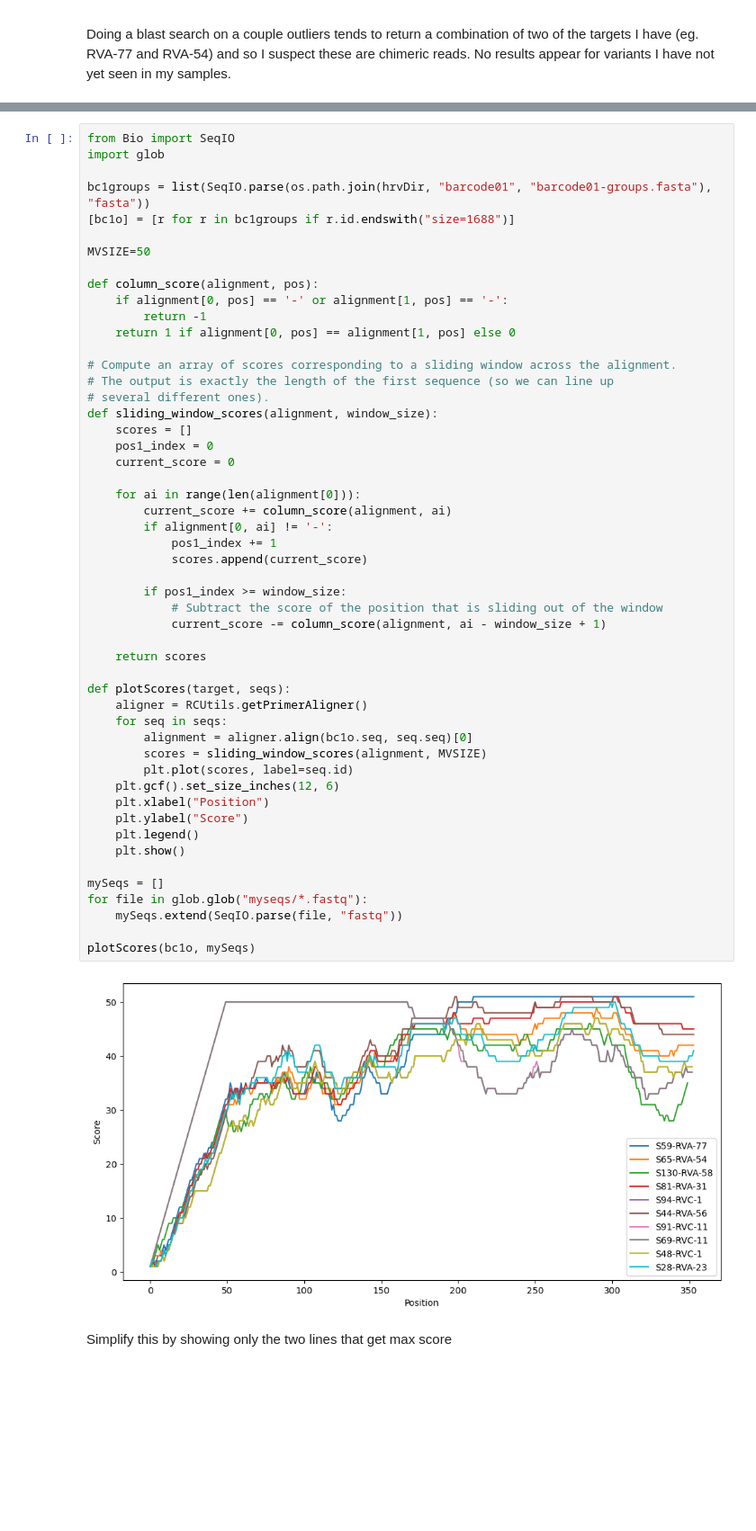
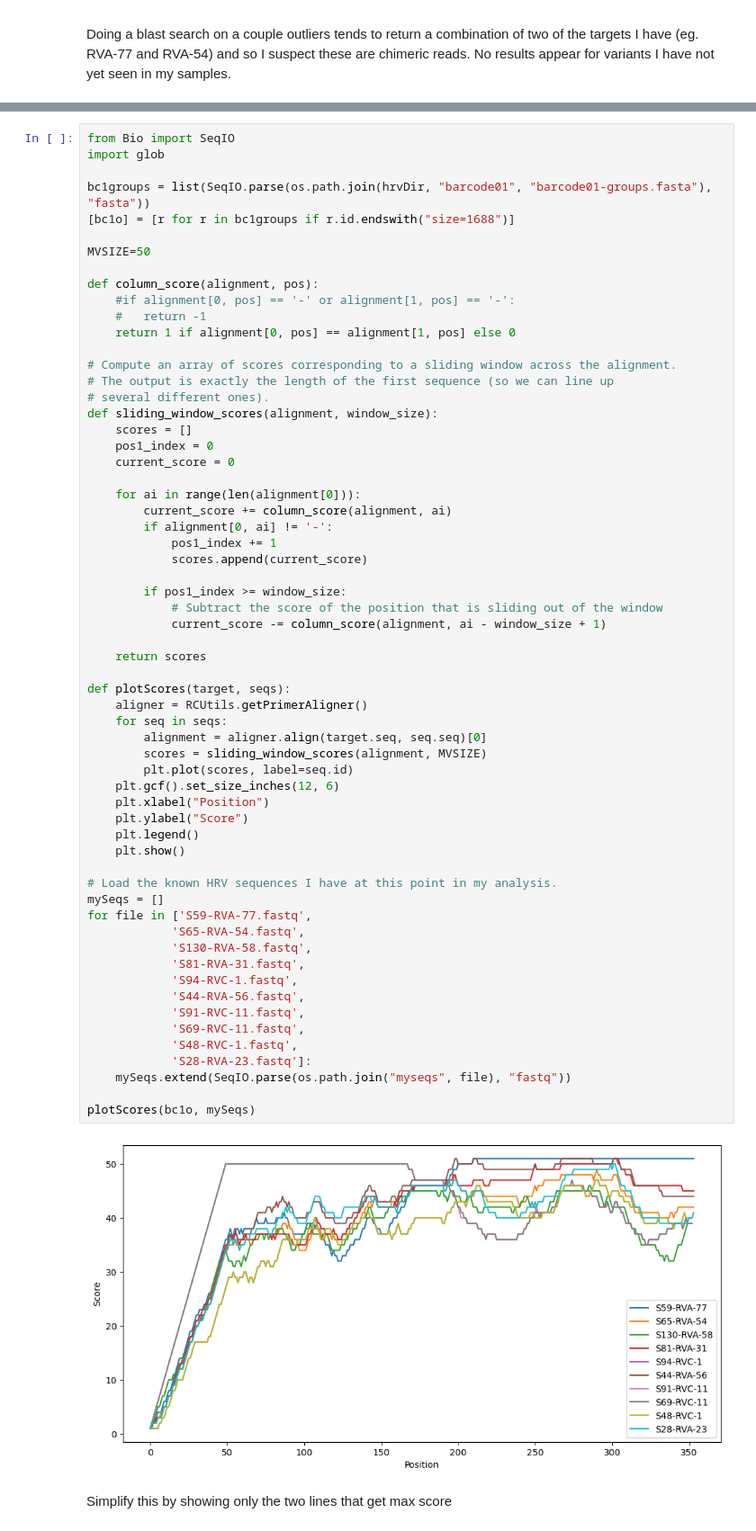
Before and after one commit to RByers/RespiCov-analyze, a Jupyter notebook: Q8AnalyzeHRV.ipynb, the cells around one changed output, grey strips where cells are left out. Shown at 90% size. Cells and saved outputs as stored; diff of their text form; blank space fills up the shorter version.

```diff
--- a/Q8AnalyzeHRV.ipynb
+++ b/Q8AnalyzeHRV.ipynb
@@ -764,8 +746,8 @@ bc1groups = list(SeqIO.parse(os.path.join(hrvDir, "barcode01", "barcode01-groups
 MVSIZE=50
 
 def column_score(alignment, pos):
-    if alignment[0, pos] == '-' or alignment[1, pos] == '-':
-        return -1
+    #if alignment[0, pos] == '-' or alignment[1, pos] == '-':
+    #   return -1
     return 1 if alignment[0, pos] == alignment[1, pos] else 0
 
 # Compute an array of scores corresponding to a sliding window across the alignment.
@@ -776,37 +758,47 @@ def sliding_window_scores(alignment, window_size):
     pos1_index = 0
     current_score = 0
 
     for ai in range(len(alignment[0])):
         current_score += column_score(alignment, ai)
         if alignment[0, ai] != '-':
             pos1_index += 1
             scores.append(current_score)
 
         if pos1_index >= window_size:
             # Subtract the score of the position that is sliding out of the window
             current_score -= column_score(alignment, ai - window_size + 1)
 
     return scores
 
 def plotScores(target, seqs):
     aligner = RCUtils.getPrimerAligner()
     for seq in seqs:
-        alignment = aligner.align(bc1o.seq, seq.seq)[0]
+        alignment = aligner.align(target.seq, seq.seq)[0]
         scores = sliding_window_scores(alignment, MVSIZE)
         plt.plot(scores, label=seq.id)
     plt.gcf().set_size_inches(12, 6)
     plt.xlabel("Position")
     plt.ylabel("Score")
     plt.legend()
     plt.show()
 
+# Load the known HRV sequences I have at this point in my analysis.
 mySeqs = []
-for file in glob.glob("myseqs/*.fastq"):
-    mySeqs.extend(SeqIO.parse(file, "fastq"))
+for file in ['S59-RVA-77.fastq',
+            'S65-RVA-54.fastq',
+            'S130-RVA-58.fastq',
+            'S81-RVA-31.fastq',
+            'S94-RVC-1.fastq',
+            'S44-RVA-56.fastq',
+            'S91-RVC-11.fastq',
+            'S69-RVC-11.fastq',
+            'S48-RVC-1.fastq',
+            'S28-RVA-23.fastq']:
+    mySeqs.extend(SeqIO.parse(os.path.join("myseqs", file), "fastq"))
 
 plotScores(bc1o, mySeqs)
 # %% [output]
-[figure, old version]
+[figure, new version]
 # %% [markdown]
 Simplify this by showing only the two lines that get max score
 # %%
```
Also changed, not shown: parts of 52 cells of this notebook, 12 other files.
